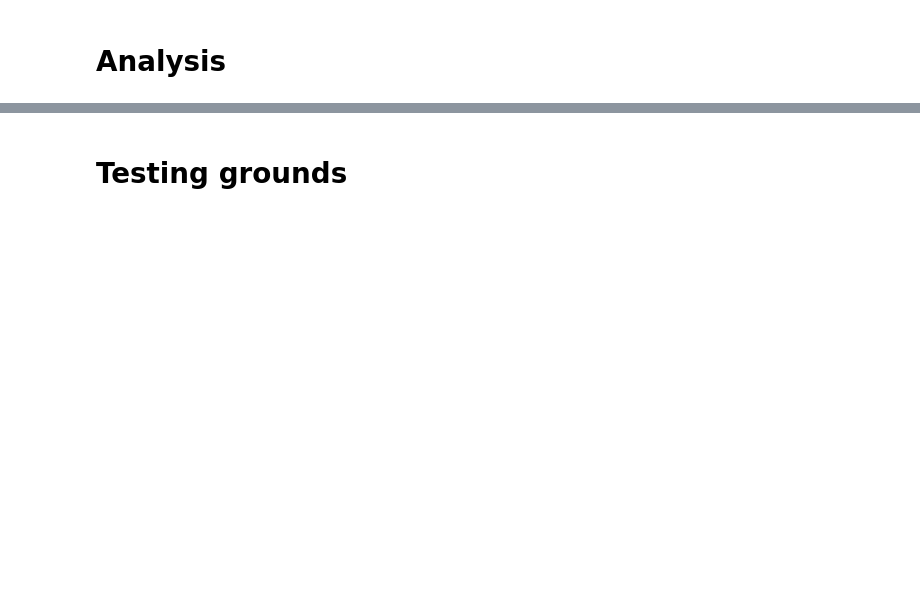
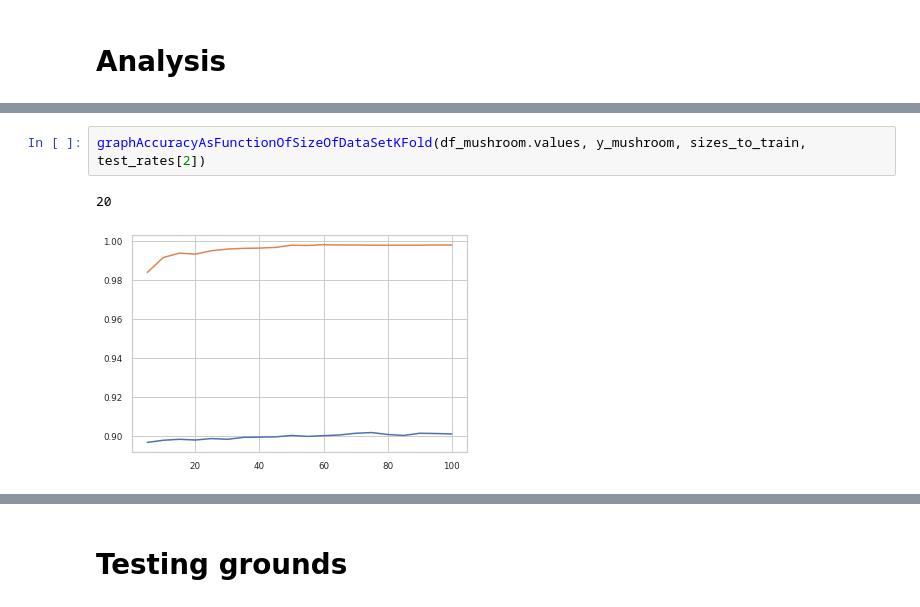
Before and after one commit to hongkuntian/comp551-applied-machine-learning, a Jupyter notebook: project1/miniproject1.ipynb, the cells around one changed output, grey strips where cells are left out. Cells and saved outputs as stored; diff of their text form; blank space fills up the shorter version.

```diff
--- a/project1/miniproject1.ipynb
+++ b/project1/miniproject1.ipynb
@@ -539,0 +879,5 @@ Train: [0 1 2 3] Validation: [4 5]
+# %%
+graphAccuracyAsFunctionOfSizeOfDataSetKFold(df_mushroom.values, y_mushroom, sizes_to_train, test_rates[2])
+# %% [output]
+20
+[figure, added]
```
Also changed, not shown: parts of 81 cells of this notebook.
